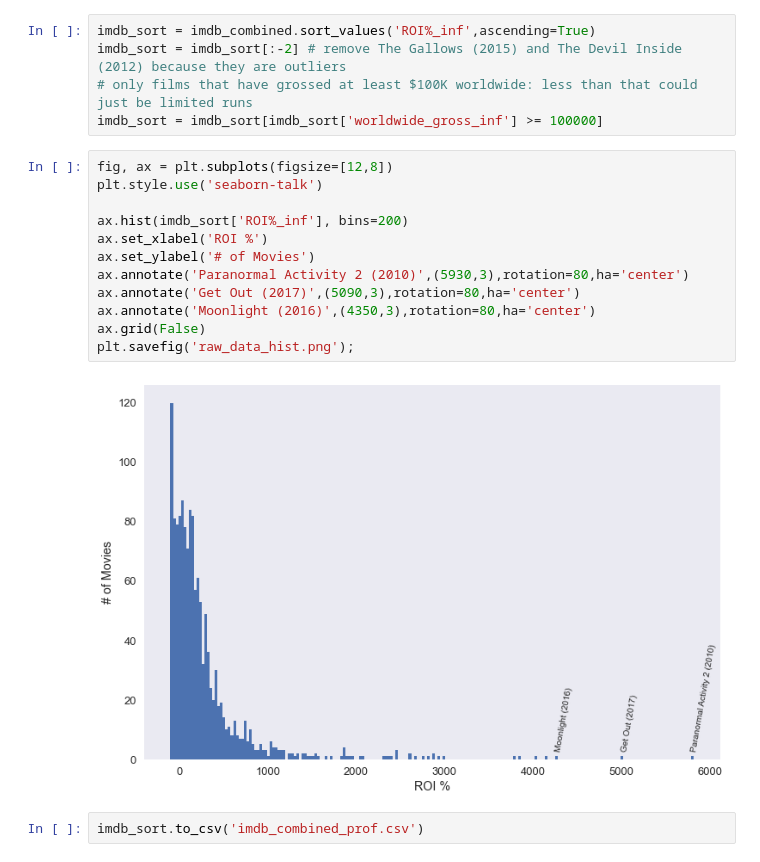
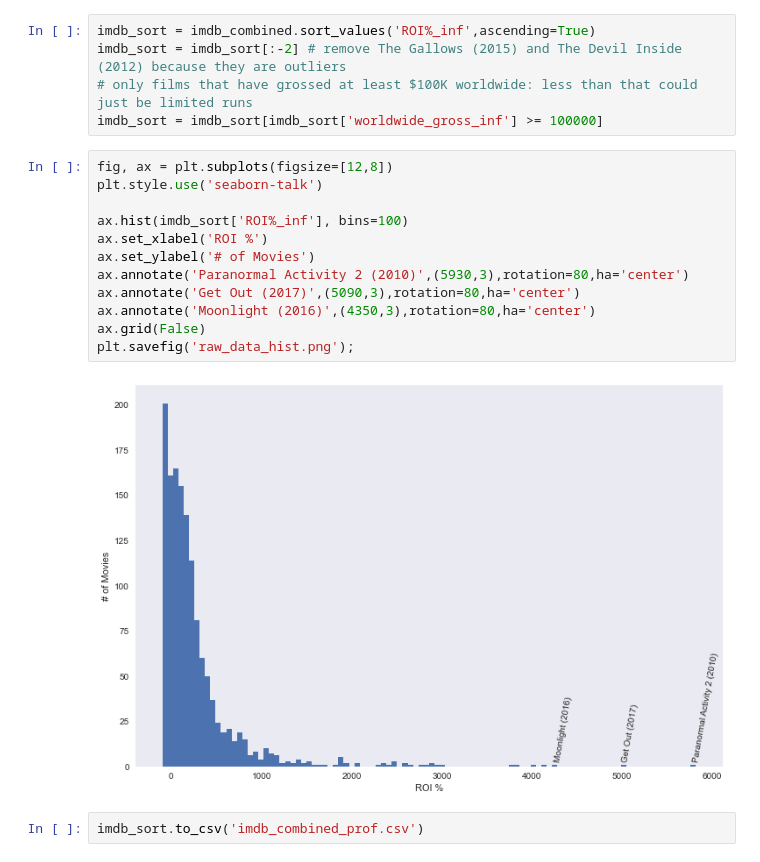
Before and after one commit to Nindorph/MovieAnalysis, a Jupyter notebook: profitability_join.ipynb, the cells around one changed output. Cells and saved outputs as stored; diff of their text form.

Commit message:
histogram, more analysis

```diff
--- a/profitability_join.ipynb
+++ b/profitability_join.ipynb
@@ -89,16 +89,16 @@ imdb_sort = imdb_sort[imdb_sort['worldwide_gross_inf'] >= 100000]
 # %%
 fig, ax = plt.subplots(figsize=[12,8])
 plt.style.use('seaborn-talk')
 
-ax.hist(imdb_sort['ROI%_inf'], bins=200)
+ax.hist(imdb_sort['ROI%_inf'], bins=100)
 ax.set_xlabel('ROI %')
 ax.set_ylabel('# of Movies')
 ax.annotate('Paranormal Activity 2 (2010)',(5930,3),rotation=80,ha='center')
 ax.annotate('Get Out (2017)',(5090,3),rotation=80,ha='center')
 ax.annotate('Moonlight (2016)',(4350,3),rotation=80,ha='center')
 ax.grid(False)
 plt.savefig('raw_data_hist.png');
 # %% [output]
-[figure, old version]
+[figure, new version]
 # %%
 imdb_sort.to_csv('imdb_combined_prof.csv')
```
Also changed, not shown: parts of 1 cell of this notebook, 2 other files.
